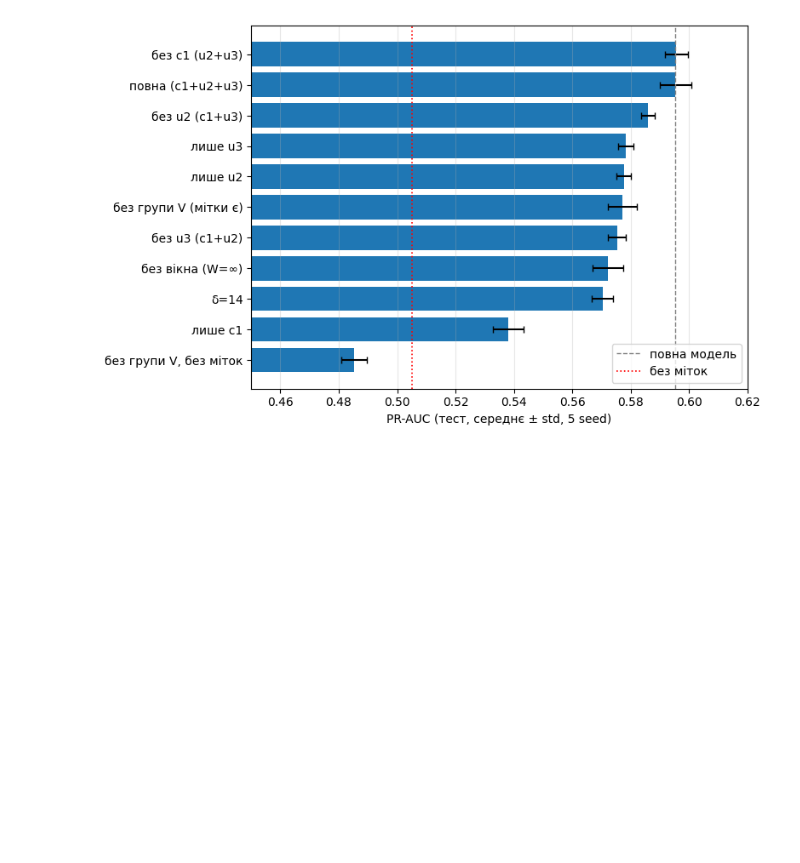
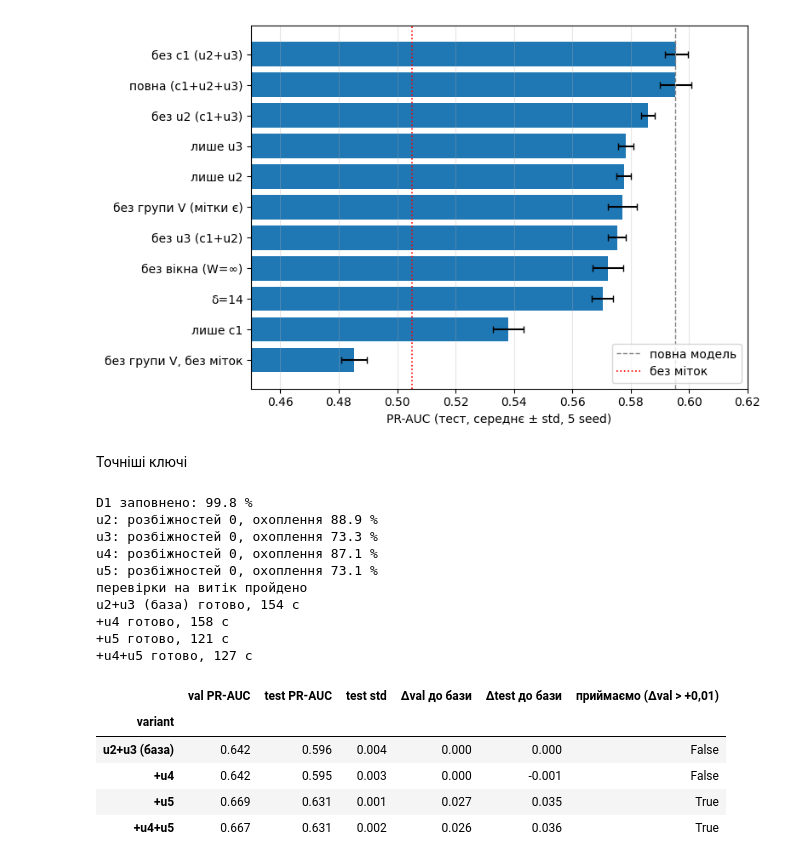
Before and after one commit to kanevskkyy/graph-antifraud, a Jupyter notebook: notebooks/11-ieee-cis-ablations.ipynb, the cells around one changed output. Saved outputs shown, nothing was run; the diff lists cells and outputs as text; code cells hidden in the pictures; blank space fills up the shorter version.

```diff
--- a/notebooks/11-ieee-cis-ablations.ipynb
+++ b/notebooks/11-ieee-cis-ablations.ipynb
@@ -227,3 +227,73 @@ plt.tight_layout(); plt.savefig("results/figures/ieee_cis_ablations.png", dpi=20
 | без вікна (W=∞) | 0.622 | 0.572 | 0.005 | -0.023 | 0.010 | -0.017 | 0.553 | 0.894 | ... |
 | δ=14 | 0.607 | 0.570 | 0.004 | -0.025 | 0.006 | -0.033 | 0.545 | 0.894 | ... |
 [figure]
+# %% [markdown]
+Точніші ключі
+# %%
+df["D1n"] = (df["D1"] - df["TransactionDT"] / 86400).round()
+print("D1 заповнено:", round(df["D1"].notna().mean() * 100, 1), "%")
+
+ALLK = {"u2": ["card1", "addr1"], "u3": ["card1", "addr1", "P_emaildomain"],
+        "u4": ["card1", "card2", "card3", "card5", "addr1"],
+        "u5": ["card1", "addr1", "P_emaildomain", "D1n"]}
+_c = {}
+def lab_cols(rel, W=30, dl=7):
+    k = (rel, W, dl)
+    if k not in _c:
+        nk, fk = label_feats(ALLK[rel], W, dl)
+        _c[k] = pd.DataFrame({f"{rel}_nk": nk, f"{rel}_fk": fk,
+                              f"{rel}_rate": (fk / np.where(nk > 0, nk, np.nan)).astype("float32")})
+    return _c[k]
+
+def check_rel(rel, W=30, dl=7, n=60, seed=0):
+    cols = ALLK[rel]; L = lab_cols(rel, W, dl); rng = np.random.default_rng(seed); bad = 0
+    cand = np.flatnonzero(df[cols].notna().all(axis=1).values)
+    for i in rng.choice(cand, n, replace=False):
+        same = np.ones(N, bool)
+        for c in cols: same &= (df[c].values == df[c].values[i])
+        kn = same & (ts <= ts[i] - dl * 86400) & (ts >= ts[i] - W * 86400)
+        if (int(kn.sum()) != int(L[f"{rel}_nk"].values[i]) or
+                int(y[kn].sum()) != int(L[f"{rel}_fk"].values[i])): bad += 1
+    return bad
+
+for rel in ALLK:
+    b = check_rel(rel); print(f"{rel}: розбіжностей {b}, охоплення "
+          f"{df[ALLK[rel]].notna().all(axis=1).mean()*100:.1f} %", flush=True)
+    assert b == 0
+print("перевірки на витік пройдено")
+
+VARS2 = {"u2+u3 (база)": ["u2", "u3"], "+u4": ["u2", "u3", "u4"],
+         "+u5": ["u2", "u3", "u5"], "+u4+u5": ["u2", "u3", "u4", "u5"]}
+rows2 = []
+for name, rels in VARS2.items():
+    t0 = time.time(); Xf = pd.concat([X] + [lab_cols(r) for r in rels], axis=1)
+    for sd in range(5):
+        r = run_xgb_X(Xf, sd); r["variant"] = name; rows2.append(r)
+    print(name, "готово,", round(time.time() - t0), "с", flush=True)
+    pd.DataFrame(rows2).to_csv("results/ieee_cis_keys_round_5seeds.csv", index=False)
+
+r2 = pd.DataFrame(rows2)
+pt2 = r2.pivot(index="seed", columns="variant", values="pr_auc")[list(VARS2)]
+pv2 = r2.pivot(index="seed", columns="variant", values="val_aucpr")[list(VARS2)]
+s2 = pd.DataFrame({"val PR-AUC": pv2.mean(), "test PR-AUC": pt2.mean(), "test std": pt2.std(),
+                   "Δval до бази": pv2.sub(pv2["u2+u3 (база)"], axis=0).mean(),
+                   "Δtest до бази": pt2.sub(pt2["u2+u3 (база)"], axis=0).mean()}).round(3)
+s2["приймаємо (Δval > +0,01)"] = s2["Δval до бази"] > 0.01
+display(s2); s2.to_csv("results/ieee_cis_keys_round_summary.csv")
+# %% [output]
+D1 заповнено: 99.8 %
+u2: розбіжностей 0, охоплення 88.9 %
+u3: розбіжностей 0, охоплення 73.3 %
+u4: розбіжностей 0, охоплення 87.1 %
+u5: розбіжностей 0, охоплення 73.1 %
+перевірки на витік пройдено
+u2+u3 (база) готово, 154 с
++u4 готово, 158 с
++u5 готово, 121 с
++u4+u5 готово, 127 с
+|  | val PR-AUC | test PR-AUC | test std | Δval до бази | Δtest до бази | приймаємо (Δval > +0,01) |
+| variant |  |  |  |  |  |  |
+| u2+u3 (база) | 0.642 | 0.596 | 0.004 | 0.000 | 0.000 | False |
+| +u4 | 0.642 | 0.595 | 0.003 | 0.000 | -0.001 | False |
+| +u5 | 0.669 | 0.631 | 0.001 | 0.027 | 0.035 | True |
+| +u4+u5 | 0.667 | 0.631 | 0.002 | 0.026 | 0.036 | True |
```
Also changed, not shown: parts of 5 cells of this notebook, 6 other files.
